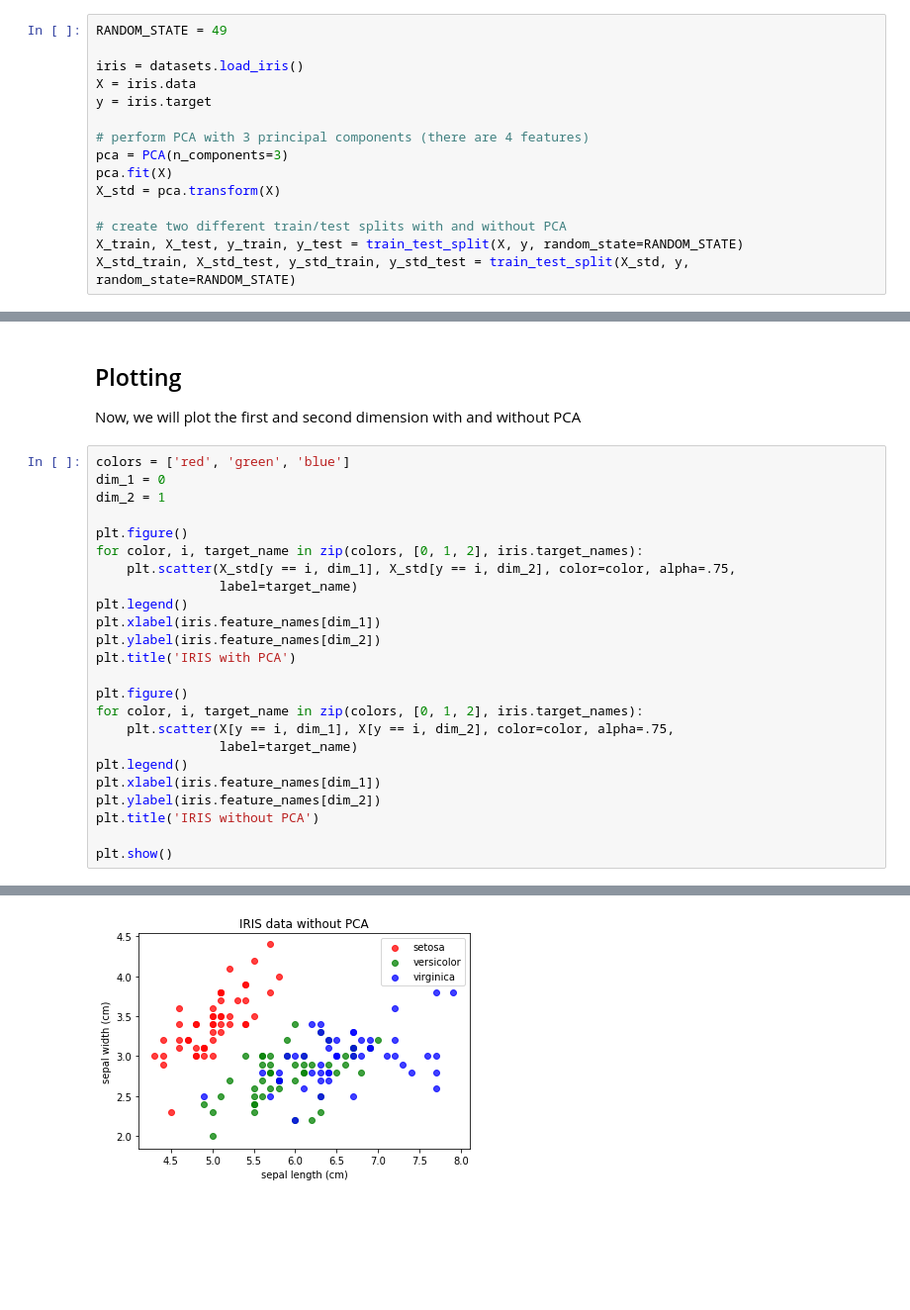
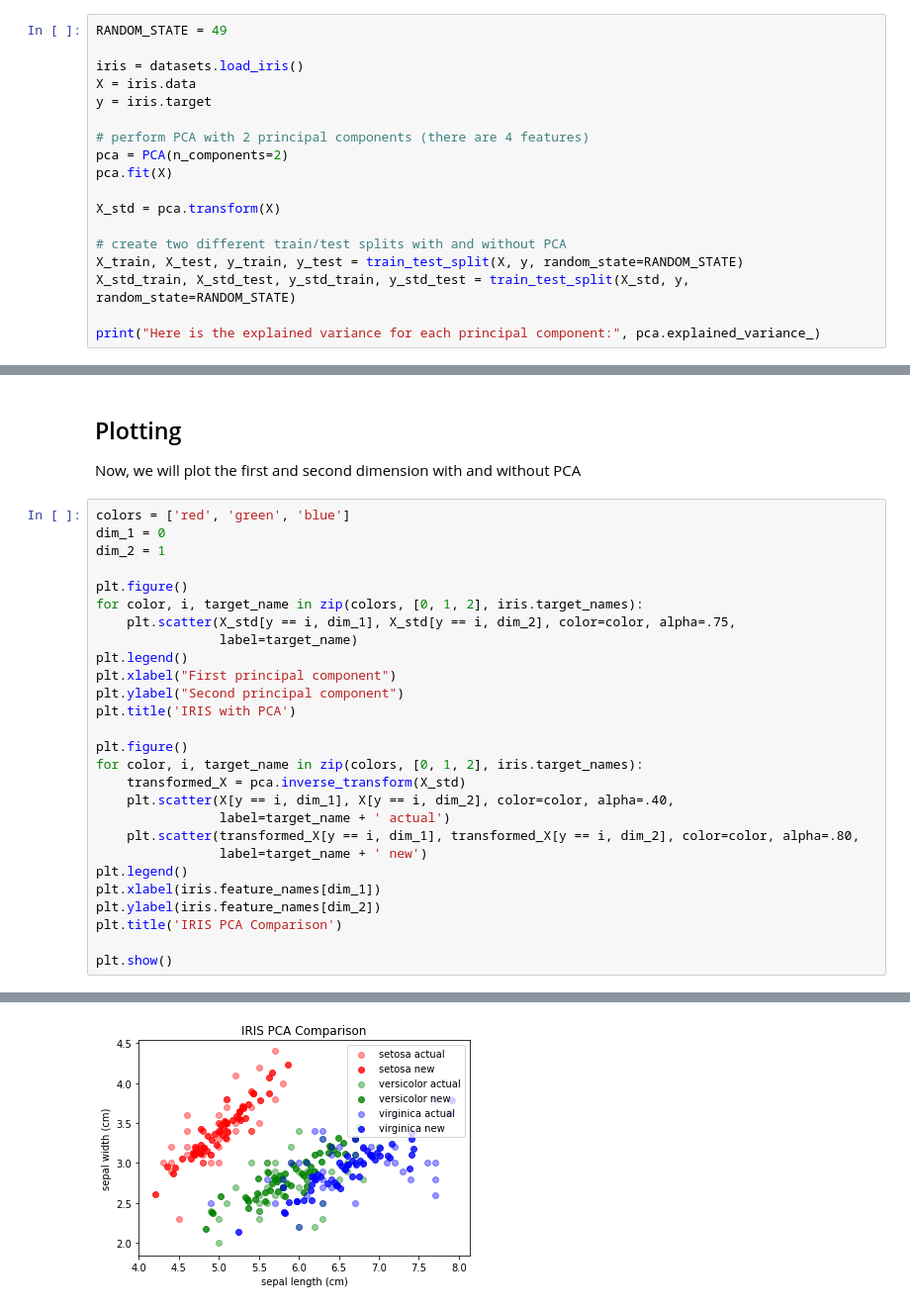
Before and after one commit to elanbmiller/MLApplicationProject, a Jupyter notebook: milestone 3/milestone3.ipynb, the cells around one changed output, grey strips where cells are left out. Shown at 99% size. Drawn from its saved outputs; the diff is of its cells as text; blank space fills up the shorter version.

Commit message:
fix some typos and update plot

```diff
--- a/milestone 3/milestone3.ipynb
+++ b/milestone 3/milestone3.ipynb
@@ -21,11 +21,14 @@ iris = datasets.load_iris()
 X = iris.data
 y = iris.target
 
-# perform PCA with 3 principal components (there are 4 features)
-pca = PCA(n_components=3)
+# perform PCA with 2 principal components (there are 4 features)
+pca = PCA(n_components=2)
 pca.fit(X)
+
 X_std = pca.transform(X)
 
 # create two different train/test splits with and without PCA
 X_train, X_test, y_train, y_test = train_test_split(X, y, random_state=RANDOM_STATE)
 X_std_train, X_std_test, y_std_train, y_std_test = train_test_split(X_std, y, random_state=RANDOM_STATE)
+
+print("Here is the explained variance for each principal component:", pca.explained_variance_)
@@ -61,18 +66,21 @@ for color, i, target_name in zip(colors, [0, 1, 2], iris.target_names):
     plt.scatter(X_std[y == i, dim_1], X_std[y == i, dim_2], color=color, alpha=.75,
                 label=target_name)
 plt.legend()
-plt.xlabel(iris.feature_names[dim_1])
-plt.ylabel(iris.feature_names[dim_2])
+plt.xlabel("First principal component")
+plt.ylabel("Second principal component")
 plt.title('IRIS with PCA')
 
 plt.figure()
 for color, i, target_name in zip(colors, [0, 1, 2], iris.target_names):
-    plt.scatter(X[y == i, dim_1], X[y == i, dim_2], color=color, alpha=.75,
-                label=target_name)
+    transformed_X = pca.inverse_transform(X_std)
+    plt.scatter(X[y == i, dim_1], X[y == i, dim_2], color=color, alpha=.40,
+                label=target_name + ' actual')
+    plt.scatter(transformed_X[y == i, dim_1], transformed_X[y == i, dim_2], color=color, alpha=.80,
+                label=target_name + ' new')
 plt.legend()
 plt.xlabel(iris.feature_names[dim_1])
 plt.ylabel(iris.feature_names[dim_2])
-plt.title('IRIS without PCA')
+plt.title('IRIS PCA Comparison')
 
 plt.show()
 # %% [output]
@@ -80 +88 @@ plt.show()
-[figure, old version]
+[figure, new version]
```
Also changed, not shown: parts of 3 cells of this notebook.
